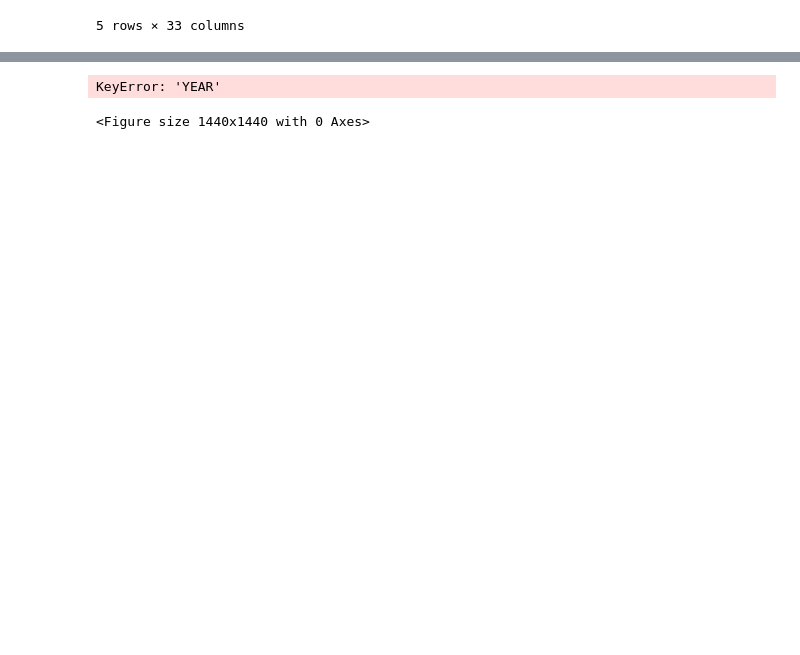
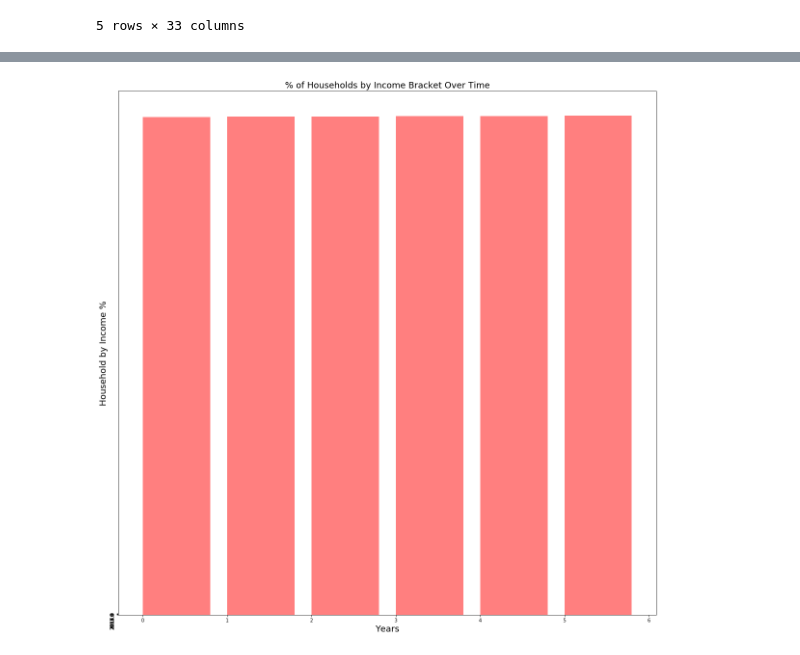
Before and after one commit to anovas2/AAHA, a Jupyter notebook: TestingLoopTables-mkbader.ipynb, the cells around one changed output, grey strips where cells are left out. Drawn from its saved outputs; the diff is of its cells as text; code cells hidden in the pictures; blank space fills up the shorter version.

```diff
--- a/TestingLoopTables-mkbader.ipynb
+++ b/TestingLoopTables-mkbader.ipynb
@@ -270,17 +270,16 @@ income_per.head()
 # %%
 x_axis = np.arange(len(income_per))
 tick_locations = [value+0.4 for value in x_axis]
 
 plt.figure(figsize=(20,20))
-plt.bar(x_axis, income_per['YEAR'], color = red, alpha=0.5, align="edge")
-plt.yticks(tick_locations, income_per['YEAR'], rotation = "vertical")
+plt.bar(x_axis, income_per.index, color = 'red', alpha=0.5, align="edge")
+plt.yticks(tick_locations, income_per.index, rotation = "vertical")
 income_per = income_per.reset_index()
 
 #plt.plot(['YEAR'], occupancytable['Percent_Occupied'])
 plt.title("% of Households by Income Bracket Over Time", fontsize=18)
 plt.xlabel("Years", fontsize=18)
 plt.ylabel("Household by Income %", fontsize=18)
 plt.show()
 # %% [output]
-KeyError: 'YEAR'
-<Figure size 1440x1440 with 0 Axes>
+[figure, added]
```
Also changed, not shown: 1 other file.
